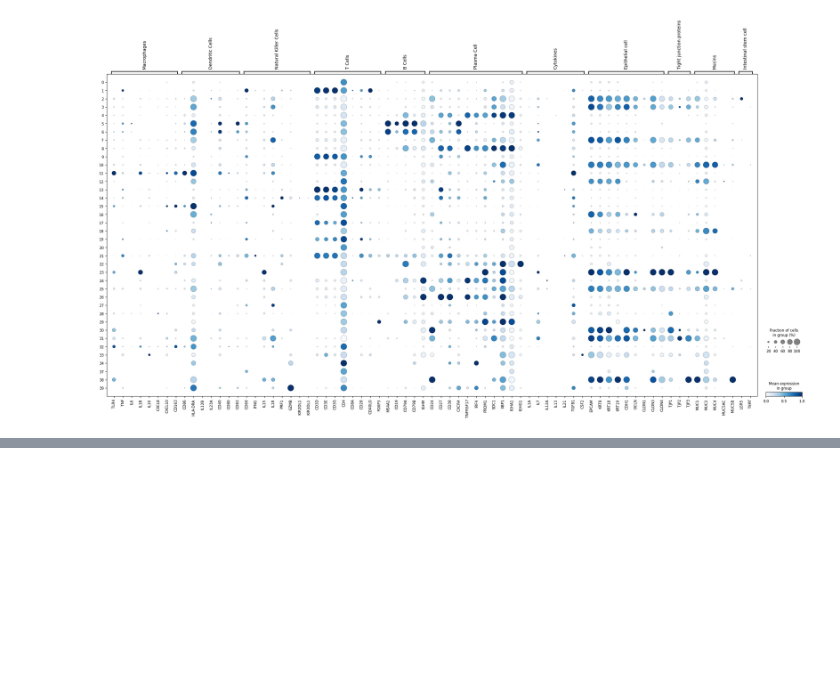
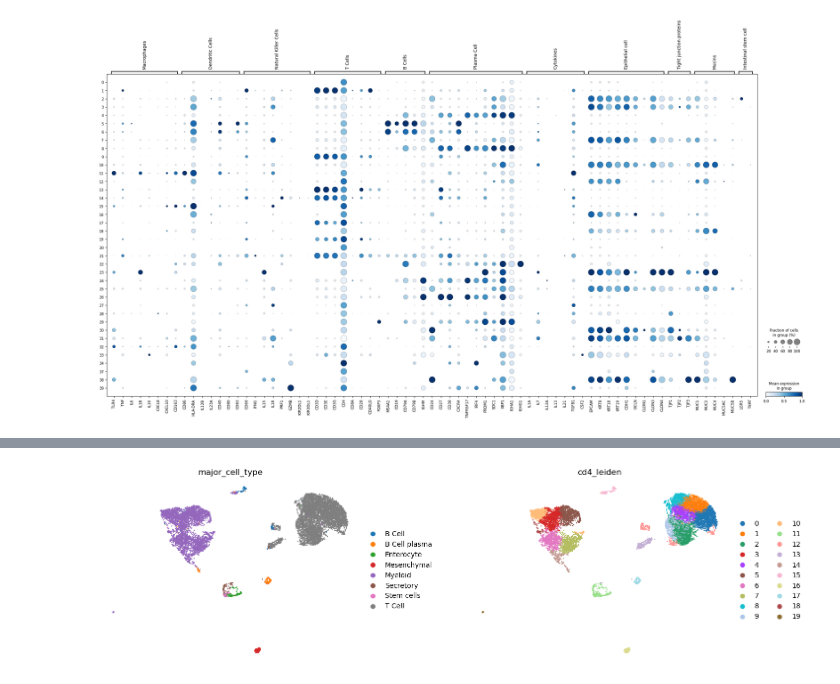
Before and after one commit to tuonglab/Charlotte, a Jupyter notebook: notebooks/crohns_disease/crohns_disease_harmony_public.ipynb, the cells around one changed output, grey strips where cells are left out. Cells and saved outputs as stored; diff of their text form; code cells hidden in the pictures; blank space fills up the shorter version.

```diff
--- a/notebooks/crohns_disease/crohns_disease_harmony_public.ipynb
+++ b/notebooks/crohns_disease/crohns_disease_harmony_public.ipynb
@@ -245,3 +245,7 @@ sc.pl.dotplot(cd4_cells_data, my_gene_dictionary, groupby="harmony_leiden", cmap
 # %%
 public_cd4_harmony_file = '/scratch/user/s4735100/public_cd4_harmony.h5ad'
 cd4_cells_data.write(public_cd4_harmony_file)
+# %%
+import scanpy as sc
+cd4_cells_data = sc.read_h5ad("/scratch/user/s4735100/public_cd4_harmony.h5ad")
+cd4_cells_data
@@ -247,0 +266,9 @@ cd4_cells_data.write(public_cd4_harmony_file)
+# %%
+sc.pl.umap(
+    cd4_cells_data,
+    color=['major_cell_type', 'cd4_leiden'],
+    wspace=0.3,
+    frameon=False,
+)
+# %% [output]
+[figure, added]
```
Also changed, not shown: parts of 6 cells of this notebook.
